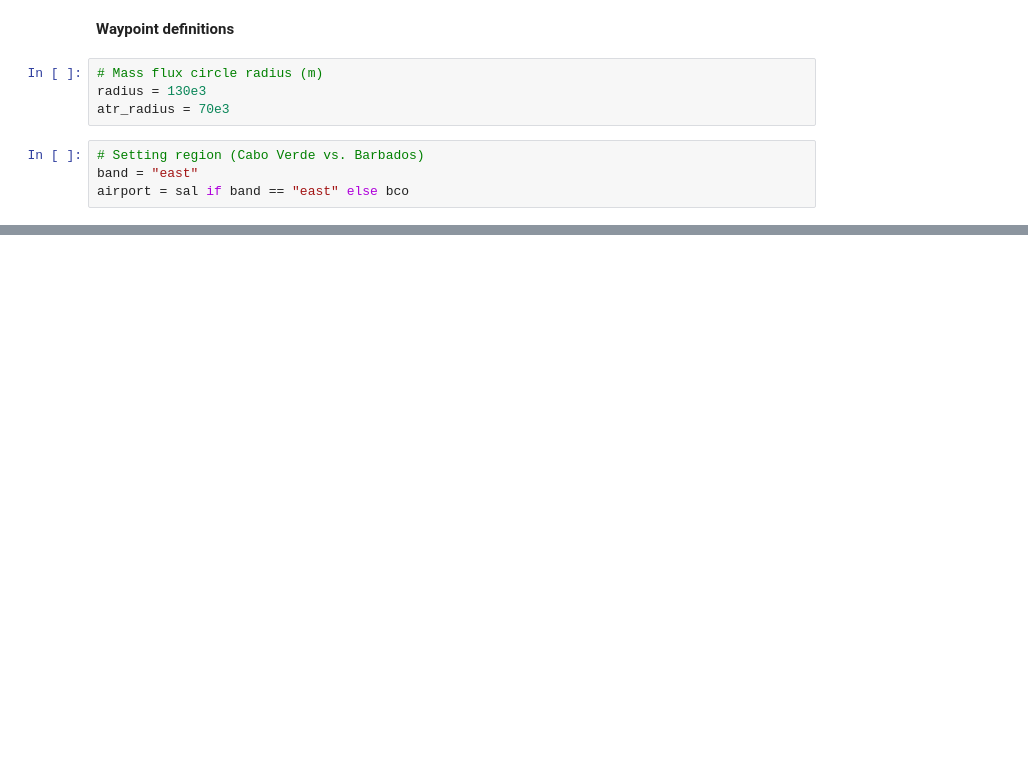
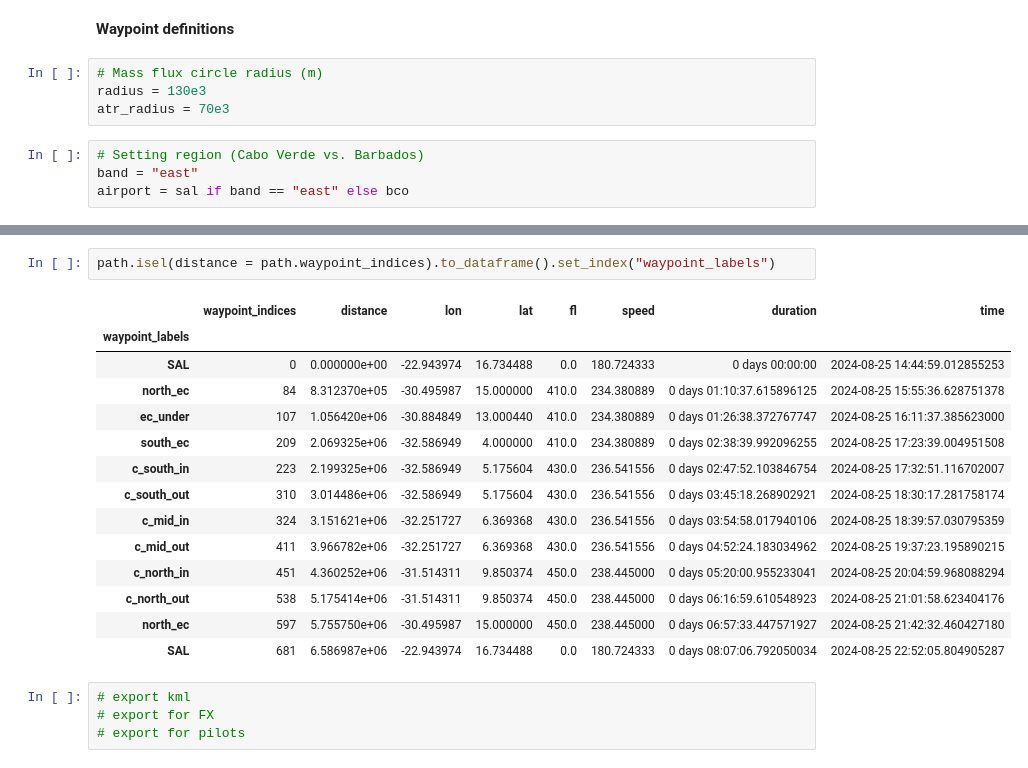
Before and after one commit to orcestra-campaign/flightplanning, a Jupyter notebook: notebooks/pre_flight/FlightPlan_HALO-20240825a.ipynb, the cells around one changed output, grey strips where cells are left out. Saved outputs shown, nothing was run; the diff lists cells and outputs as text; blank space fills up the shorter version.

```diff
--- a/notebooks/pre_flight/FlightPlan_HALO-20240825a.ipynb
+++ b/notebooks/pre_flight/FlightPlan_HALO-20240825a.ipynb
@@ -168,0 +141,21 @@ with open(output_file, "w") as file:
+# %%
+path.isel(distance = path.waypoint_indices).to_dataframe().set_index("waypoint_labels")
+# %% [output]
+|  | waypoint_indices | distance | lon | lat | fl | speed | duration | time |
+| waypoint_labels |  |  |  |  |  |  |  |  |
+| SAL | 0 | 0.000000e+00 | -22.943974 | 16.734488 | 0.0 | 180.724333 | 0 days 00:00:00 | 2024-08-25 14:44:59.012855253 |
+| north_ec | 84 | 8.312370e+05 | -30.495987 | 15.000000 | 410.0 | 234.380889 | 0 days 01:10:37.615896125 | 2024-08-25 15:55:36.628751378 |
+| ec_under | 107 | 1.056420e+06 | -30.884849 | 13.000440 | 410.0 | 234.380889 | 0 days 01:26:38.372767747 | 2024-08-25 16:11:37.385623000 |
+| south_ec | 209 | 2.069325e+06 | -32.586949 | 4.000000 | 410.0 | 234.380889 | 0 days 02:38:39.992096255 | 2024-08-25 17:23:39.004951508 |
+| c_south_in | 223 | 2.199325e+06 | -32.586949 | 5.175604 | 430.0 | 236.541556 | 0 days 02:47:52.103846754 | 2024-08-25 17:32:51.116702007 |
+| c_south_out | 310 | 3.014486e+06 | -32.586949 | 5.175604 | 430.0 | 236.541556 | 0 days 03:45:18.268902921 | 2024-08-25 18:30:17.281758174 |
+| c_mid_in | 324 | 3.151621e+06 | -32.251727 | 6.369368 | 430.0 | 236.541556 | 0 days 03:54:58.017940106 | 2024-08-25 18:39:57.030795359 |
+| c_mid_out | 411 | 3.966782e+06 | -32.251727 | 6.369368 | 430.0 | 236.541556 | 0 days 04:52:24.183034962 | 2024-08-25 19:37:23.195890215 |
+| c_north_in | 451 | 4.360252e+06 | -31.514311 | 9.850374 | 450.0 | 238.445000 | 0 days 05:20:00.955233041 | 2024-08-25 20:04:59.968088294 |
+| c_north_out | 538 | 5.175414e+06 | -31.514311 | 9.850374 | 450.0 | 238.445000 | 0 days 06:16:59.610548923 | 2024-08-25 21:01:58.623404176 |
+| north_ec | 597 | 5.755750e+06 | -30.495987 | 15.000000 | 450.0 | 238.445000 | 0 days 06:57:33.447571927 | 2024-08-25 21:42:32.460427180 |
+| SAL | 681 | 6.586987e+06 | -22.943974 | 16.734488 | 0.0 | 180.724333 | 0 days 08:07:06.792050034 | 2024-08-25 22:52:05.804905287 |
+# %%
+# export kml
+# export for FX
+# export for pilots
```
Also changed, not shown: parts of 14 cells of this notebook.
